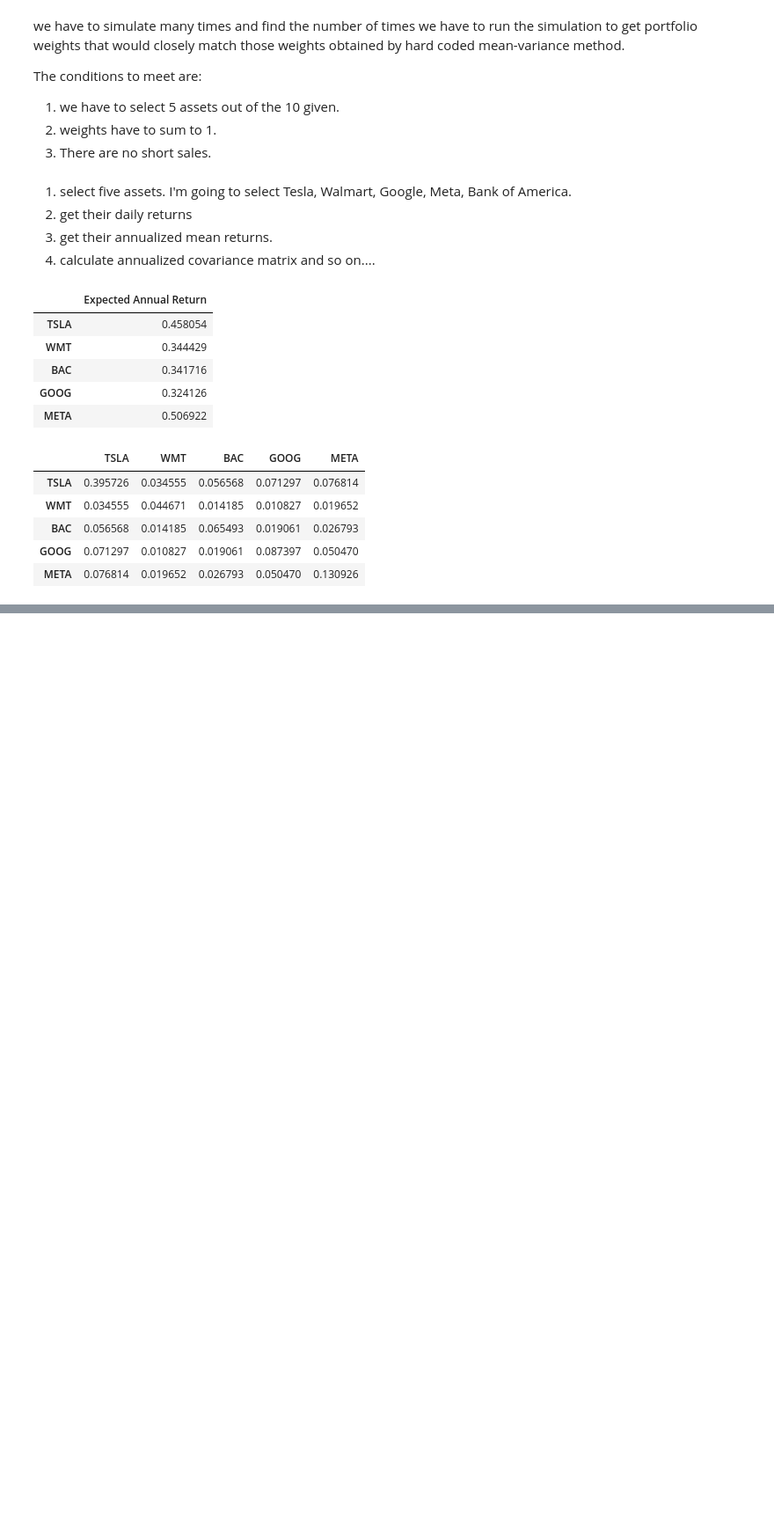
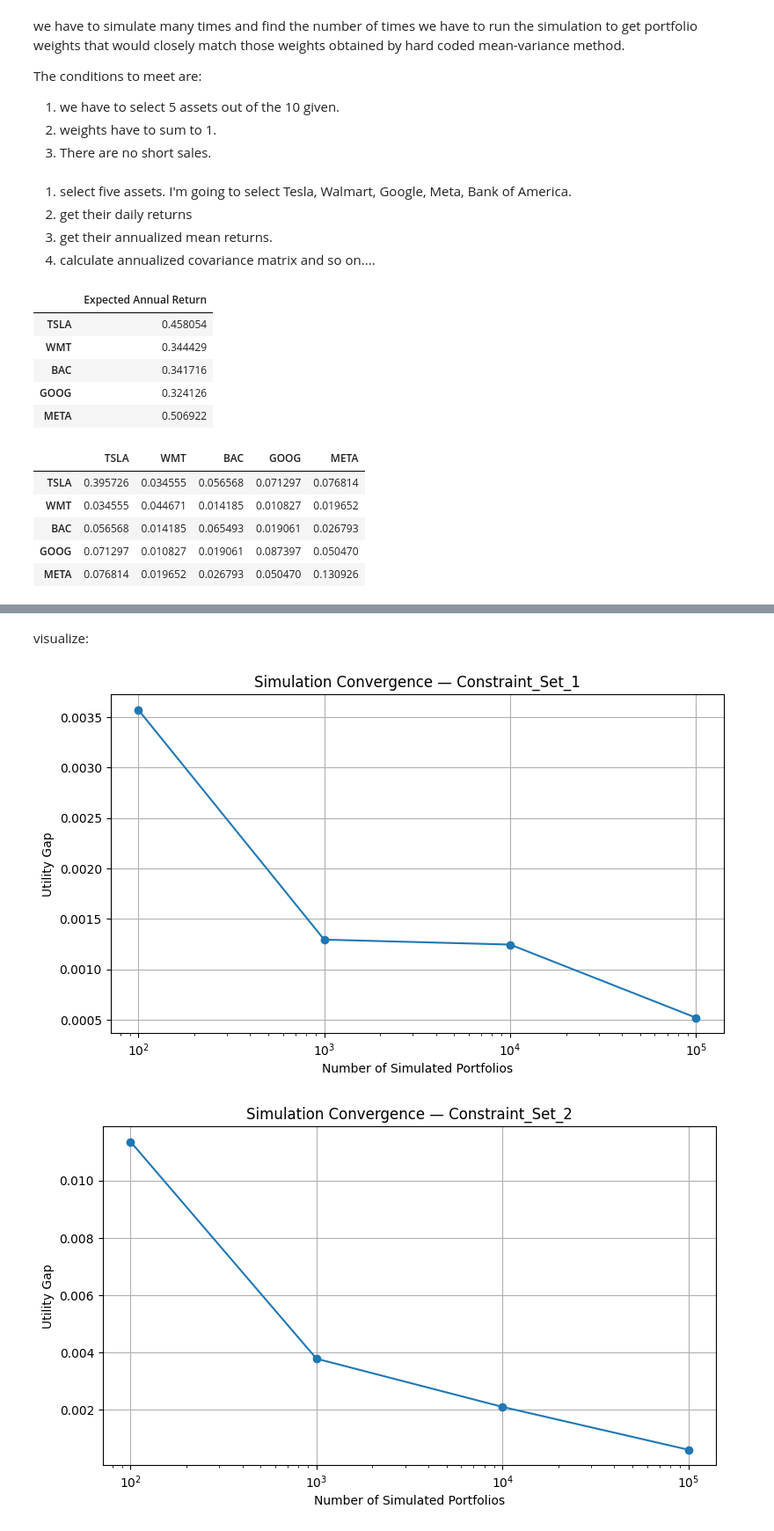
Before and after one commit to George7531/Portfolio_Management, a Jupyter notebook: Group_19296_MScFE_652_Portfolio_Management_Project_1.ipynb, the cells around one changed output, grey strips where cells are left out. Shown at 88% size. Drawn from its saved outputs; the diff is of its cells as text; code cells hidden in the pictures; blank space fills up the shorter version.

```diff
--- a/Group_19296_MScFE_652_Portfolio_Management_Project_1.ipynb
+++ b/Group_19296_MScFE_652_Portfolio_Management_Project_1.ipynb
@@ -1481,0 +1497,15 @@ nice,
+# %%
+n = len(SELECTED_ASSETS)
+
+
+CONSTRAINT_SETS = {
+    "Constraint_Set_1": {
+        "lower": np.zeros(n),
+        "upper": np.ones(n)
+    },
+
+    "Constraint_Set_2": {
+        "lower": np.zeros(n),
+        "upper": np.repeat(0.30, n)
+    }
+}
@@ -1481,0 +1758,29 @@ nice,
+# %% [markdown]
+visualize:
+# %%
+import matplotlib.pyplot as plt
+
+for constraint_name in CONSTRAINT_SETS:
+
+    subset = convergence_df[
+        convergence_df["Constraint_Set"] == constraint_name
+    ]
+
+    plt.figure(figsize=(9, 5))
+
+    plt.plot(
+        subset["Simulations"],
+        subset["Utility_Gap"],
+        marker="o"
+    )
+
+    plt.xscale("log")
+    plt.xlabel("Number of Simulated Portfolios")
+    plt.ylabel("Utility Gap")
+    plt.title(f"Simulation Convergence — {constraint_name}")
+    plt.grid(True)
+
+    plt.show()
+# %% [output]
+[figure, added]
+[figure, added]
```
Also changed, not shown: parts of 32 cells of this notebook.
